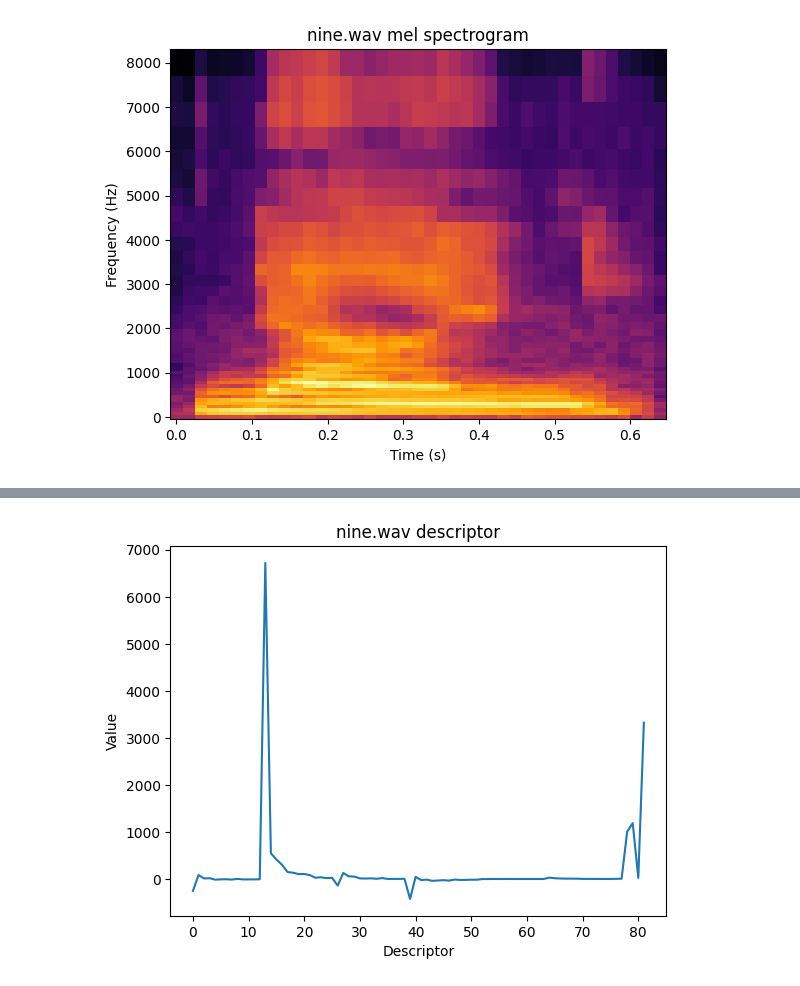
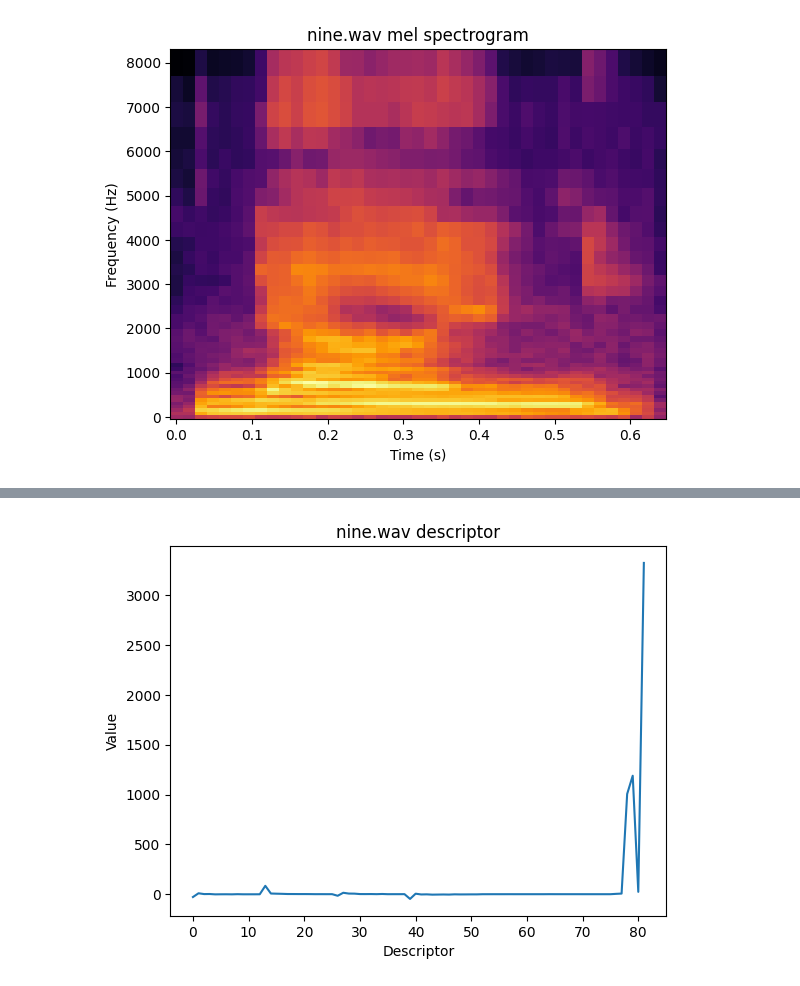
Before and after one commit to carlosedm10/joan-tds, a Jupyter notebook: pracs/prac4/prac4.ipynb, the cells around one changed output, grey strips where cells are left out. Cells and saved outputs as stored; diff of their text form; code cells hidden in the pictures.

```diff
--- a/pracs/prac4/prac4.ipynb
+++ b/pracs/prac4/prac4.ipynb
@@ -148,7 +148,9 @@ plt.show()
 [figure]
 # %%
 # calculate the MFCCs using the formula
-mfcc_formula = fft.dct(lr.power_to_db(S), axis=0, norm="ortho")[:n_mfcc]
+mfcc_formula = fft.dct(lr.power_to_db(S), axis=0, norm="forward", orthogonalize=True)[
+    :n_mfcc
+]
 
 # calculate the mffcc coefficients directly using librosa
 mfcc_librosa = lr.feature.mfcc(
@@ -171,14 +173,11 @@ for mfcc, mfcc_name in zip(
     ax.set_xlabel("Time (s)")
     ax.set_ylabel("MFCC coefficient")
 
-    t = lr.times_like(mfcc, sr=signal.fs, hop_length=overlap_samples, n_fft=n_fft)
+    t = np.arange(len(mfcc[0]))
     y = np.arange(n_mfcc - 1)  # we skip the first coefficient
     ax.pcolormesh(t, y, mfcc, cmap="inferno")
 
     plt.show()
 
-mfcc = mfcc_librosa
-
-# check if the MFCCs calculated by the formula and by librosa are equal
-print(np.array_equal(mfcc_formula, mfcc))
+mfcc = mfcc_formula
 # %% [output]
@@ -267,27 +268,30 @@ for feature, feature_name in zip(
 # %%
-descriptor = np.array([])
-descriptor = np.append(descriptor, np.mean(mfcc, axis=1).flatten())
-descriptor = np.append(descriptor, np.var(mfcc, axis=1).flatten())
-descriptor = np.append(descriptor, np.max(mfcc, axis=1).flatten())
-descriptor = np.append(descriptor, np.min(mfcc, axis=1).flatten())
-descriptor = np.append(descriptor, np.mean(delta_mfcc, axis=1).flatten())
-descriptor = np.append(descriptor, np.var(delta_mfcc, axis=1).flatten())
-descriptor = np.append(descriptor, np.mean(flux))
-descriptor = np.append(descriptor, np.var(flux))
-descriptor = np.append(descriptor, np.mean(centroid))
-descriptor = np.append(descriptor, np.mean(spread))
-descriptor = np.append(descriptor, np.mean(kurtosis))
-descriptor = np.append(descriptor, np.mean(rolloff))
+descriptor = np.hstack(
+    [
+        np.mean(mfcc, axis=1),
+        np.var(mfcc, axis=1),
+        np.max(mfcc, axis=1),
+        np.min(mfcc, axis=1),
+        np.mean(delta_mfcc, axis=1),
+        np.var(delta_mfcc, axis=1),
+        np.mean(flux),
+        np.var(flux),
+        np.mean(centroid),
+        np.mean(spread),
+        np.mean(kurtosis),
+        np.mean(rolloff),
+    ]
+)
 
 # plot the descriptor
 fig, ax = plt.subplots()
 ax.set_title(f"{signal.file} descriptor")
 ax.set_xlabel("Descriptor")
 ax.set_ylabel("Value")
 
 x = np.arange(len(descriptor))
 plt.plot(x, descriptor)
 
 plt.show()
 # %% [output]
-[figure, old version]
+[figure, new version]
```
Also changed, not shown: parts of 3 cells of this notebook, 7 other files.
